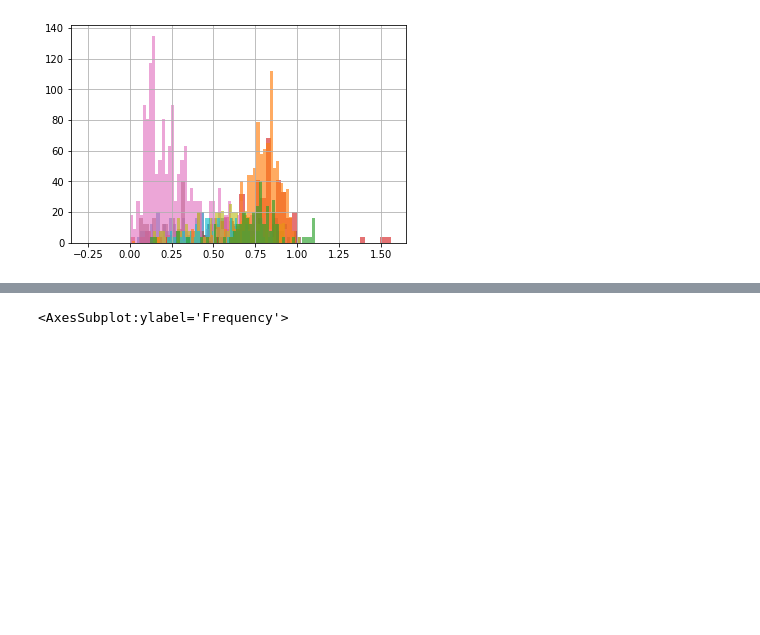
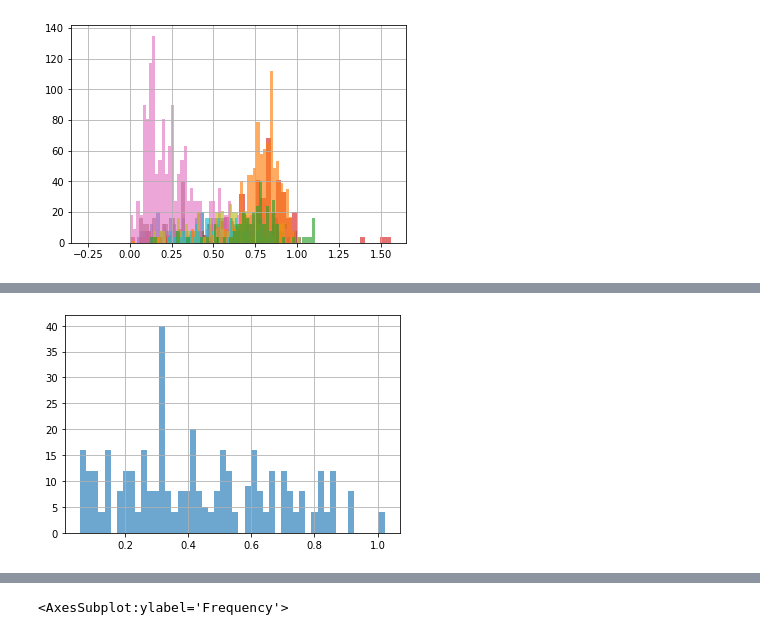
Before and after one commit to pat-alt/novartisDatathon, a Jupyter notebook: src/data_management/Eduard_Notebook.ipynb, the cells around one changed output, grey strips where cells are left out. Cells and saved outputs as stored; diff of their text form; code cells hidden in the pictures; blank space fills up the shorter version.

```diff
--- a/src/data_management/Eduard_Notebook.ipynb
+++ b/src/data_management/Eduard_Notebook.ipynb
@@ -37,0 +46,4 @@ ax = gx_volume[gx_volume['month_num'] == 5].groupby('country')['ratio'].hist(bin
+# %%
+ax = gx_volume[(gx_volume['month_num'] == 5) & (gx_volume['country'] == 'country_15')].groupby('country')['ratio'].hist(bins=50, alpha=0.65);
+# %% [output]
+[figure, added]
```
Also changed, not shown: parts of 3 cells of this notebook.
